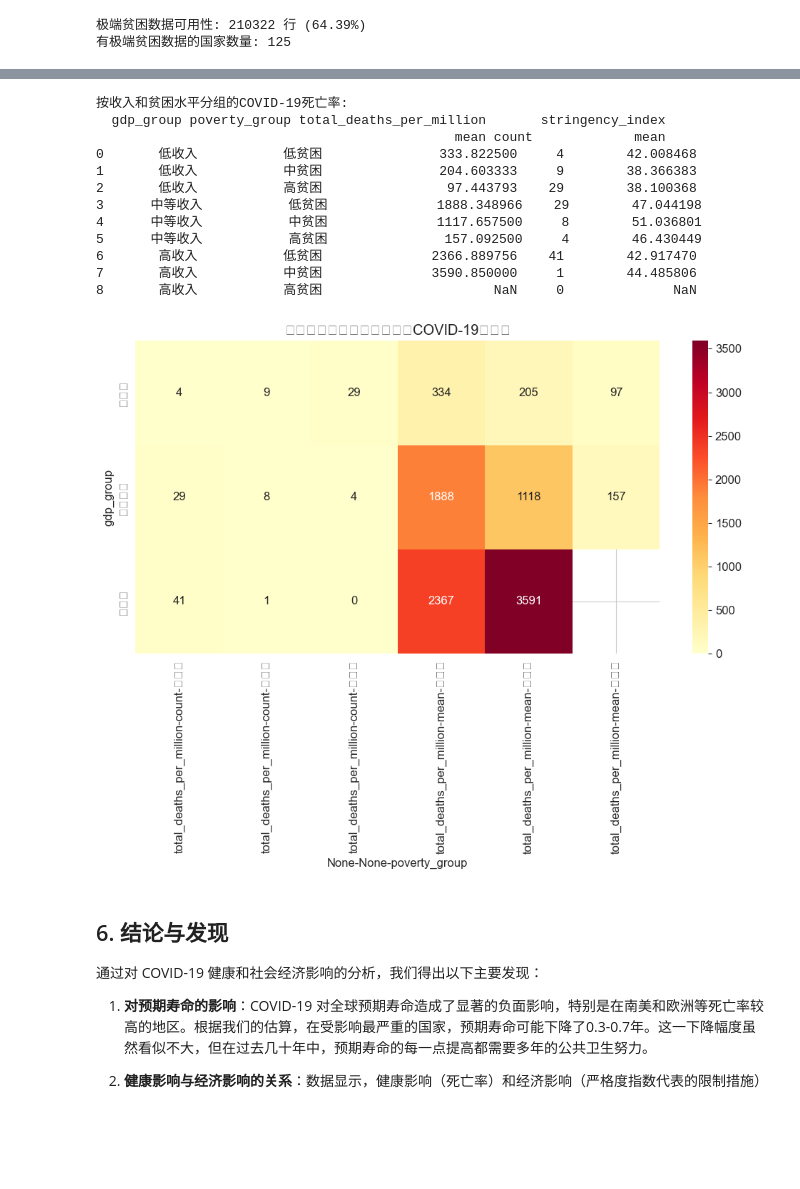
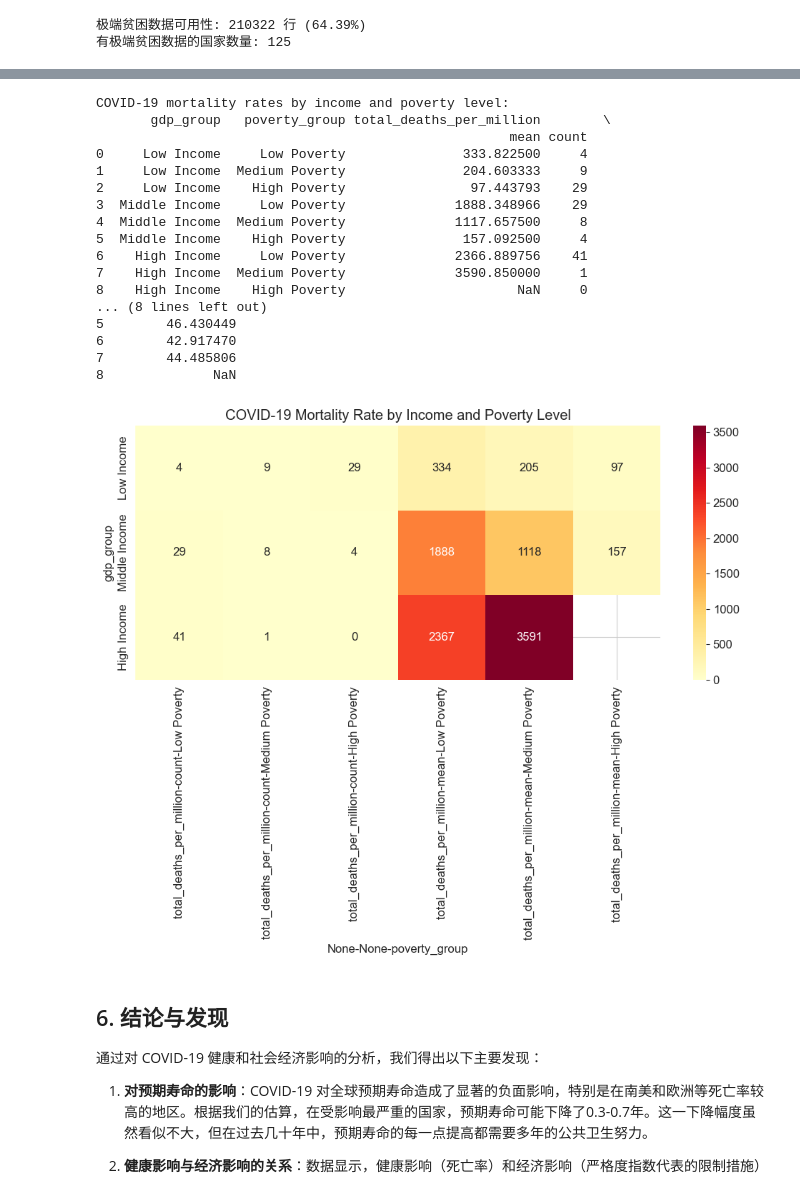
Before and after one commit to bkmashiro/DSP-report, a Jupyter notebook: covid_analysis_4_socioeconomic.ipynb, the cells around one changed output, grey strips where cells are left out. Saved outputs shown, nothing was run; the diff lists cells and outputs as text; code cells hidden in the pictures; blank space fills up the shorter version.

```diff
--- a/covid_analysis_4_socioeconomic.ipynb
+++ b/covid_analysis_4_socioeconomic.ipynb
@@ -468,53 +664,59 @@ Notes:
 [2] The condition number is large, 1.21e+05. This might indicate that there are
 strong multicollinearity or other numerical problems.
 # %%
-# 按收入水平分组分析极端贫困与COVID-19影响
-# 将国家按GDP分组
-country_poverty['gdp_group'] = pd.qcut(country_poverty['gdp_per_capita'], 3, labels=['低收入', '中等收入', '高收入'])
+# Analyze extreme poverty and COVID-19 impact by income level
+# Group countries by GDP
+country_poverty['gdp_group'] = pd.qcut(country_poverty['gdp_per_capita'], 3, labels=['Low Income', 'Middle Income', 'High Income'])
 
-# 按GDP组和极端贫困程度分析
-# 将极端贫困率分成三组：低(<5%)、中(5-20%)、高(>20%)
+# Analyze by GDP group and poverty level
+# Split extreme poverty rate into three groups: low (<5%), medium (5-20%), high (>20%)
 country_poverty['poverty_group'] = pd.cut(country_poverty['extreme_poverty'],
-                                         bins=[0, 5, 20, 100],
-                                         labels=['低贫困', '中贫困', '高贫困'])
+                                        bins=[0, 5, 20, 100],
+                                        labels=['Low Poverty', 'Medium Poverty', 'High Poverty'])
 
-# 计算每个GDP和贫困组合的平均死亡率
+# Calculate average mortality rate for each GDP and poverty combination
 poverty_gdp_impact = country_poverty.groupby(['gdp_group', 'poverty_group']).agg({
     'total_deaths_per_million': ['mean', 'count'],
     'stringency_index': 'mean'
 }).reset_index()
 
-print("按收入和贫困水平分组的COVID-19死亡率:")
+print("COVID-19 mortality rates by income and poverty level:")
 print(poverty_gdp_impact)
 # %% [output]
-按收入和贫困水平分组的COVID-19死亡率:
-  gdp_group poverty_group total_deaths_per_million       stringency_index
-                                              mean count             mean
-0       低收入           低贫困               333.822500     4        42.008468
-1       低收入           中贫困               204.603333     9        38.366383
-2       低收入           高贫困                97.443793    29        38.100368
-3      中等收入           低贫困              1888.348966    29        47.044198
-4      中等收入           中贫困              1117.657500     8        51.036801
-5      中等收入           高贫困               157.092500     4        46.430449
-6       高收入           低贫困              2366.889756    41        42.917470
-7       高收入           中贫困              3590.850000     1        44.485806
-8       高收入           高贫困                      NaN     0              NaN
+COVID-19 mortality rates by income and poverty level:
+       gdp_group   poverty_group total_deaths_per_million        \
+                                                     mean count
+0     Low Income     Low Poverty               333.822500     4
+1     Low Income  Medium Poverty               204.603333     9
+2     Low Income    High Poverty                97.443793    29
+3  Middle Income     Low Poverty              1888.348966    29
+4  Middle Income  Medium Poverty              1117.657500     8
+5  Middle Income    High Poverty               157.092500     4
+6    High Income     Low Poverty              2366.889756    41
+7    High Income  Medium Poverty              3590.850000     1
+8    High Income    High Poverty                      NaN     0
+... (8 lines left out)
+5        46.430449
+6        42.917470
+7        44.485806
+8              NaN
 # %%
-# 绘制热力图：GDP组×贫困组 vs 死亡率
-# 将数据重塑为适合热力图的格式
+# Create heatmap: GDP groups x Poverty groups vs Mortality rate
+# Reshape data into format suitable for heatmap
 heatmap_data = poverty_gdp_impact.pivot_table(
     index='gdp_group',
     columns='poverty_group',
     values=['total_deaths_per_million'],
     aggfunc='mean'
 )
 
 plt.figure(figsize=(10, 8))
 sns.heatmap(heatmap_data, annot=True, fmt='.0f', cmap='YlOrRd')
-plt.title('不同收入和贫困水平国家的COVID-19死亡率')
+plt.title('COVID-19 Mortality Rate by Income and Poverty Level')
 plt.tight_layout()
+plt.savefig("ca/images/proverty-death-heatmap.png")
 # %% [output]
-[figure, old version]
+[figure, new version]
 # %% [markdown]
 ## 6. 结论与发现
 
```
Also changed, not shown: parts of 26 cells of this notebook, 38 other files.
